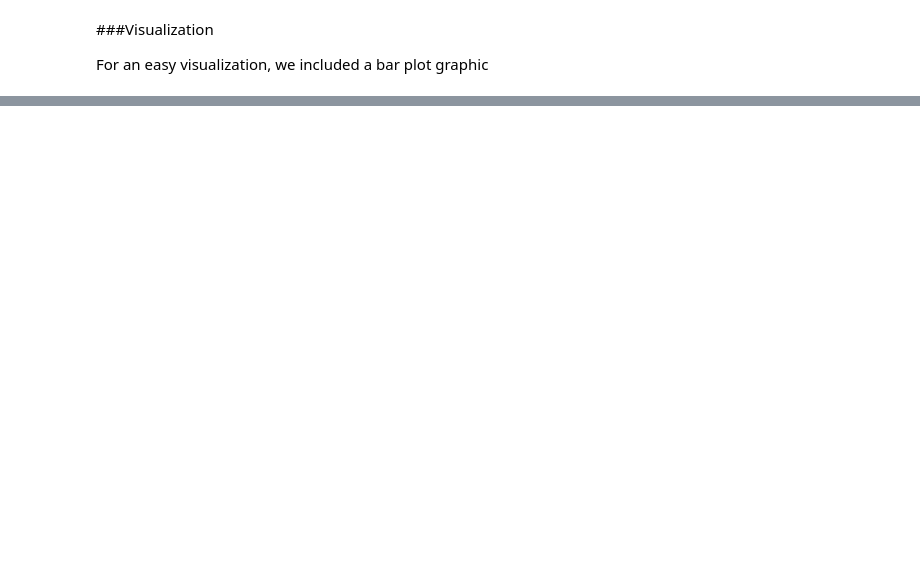
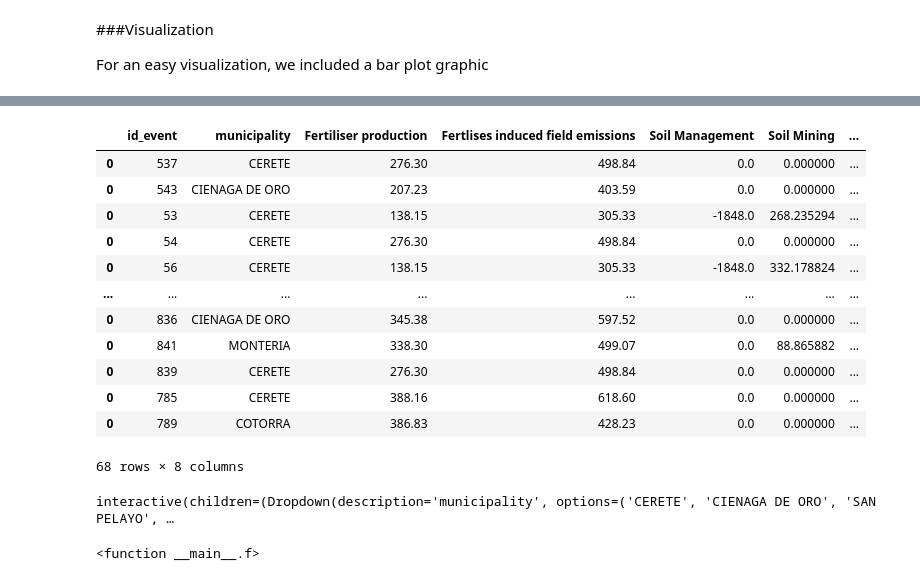
Before and after one commit to CIAT-DAPA/ghg_emissions, a Jupyter notebook: ghg_emissions_example.ipynb, the cells around one changed output, grey strips where cells are left out. Drawn from its saved outputs; the diff is of its cells as text; code cells hidden in the pictures; blank space fills up the shorter version.

```diff
--- a/ghg_emissions_example.ipynb
+++ b/ghg_emissions_example.ipynb
@@ -112,0 +163,29 @@ interactive(children=(Dropdown(description='municipality', options=('cartagena',
+# %%
+ghg_data.emissions_summary
+# %% [output]
+|  | id_event | municipality | Fertiliser production | Fertlises induced field emissions | Soil Management | Soil Mining | ... |
+| 0 | 537 | CERETE | 276.30 | 498.84 | 0.0 | 0.000000 | ... |
+| 0 | 543 | CIENAGA DE ORO | 207.23 | 403.59 | 0.0 | 0.000000 | ... |
+| 0 | 53 | CERETE | 138.15 | 305.33 | -1848.0 | 268.235294 | ... |
+| 0 | 54 | CERETE | 276.30 | 498.84 | 0.0 | 0.000000 | ... |
+| 0 | 56 | CERETE | 138.15 | 305.33 | -1848.0 | 332.178824 | ... |
+| ... | ... | ... | ... | ... | ... | ... | ... |
+| 0 | 836 | CIENAGA DE ORO | 345.38 | 597.52 | 0.0 | 0.000000 | ... |
+| 0 | 841 | MONTERIA | 338.30 | 499.07 | 0.0 | 88.865882 | ... |
+| 0 | 839 | CERETE | 276.30 | 498.84 | 0.0 | 0.000000 | ... |
+| 0 | 785 | CERETE | 388.16 | 618.60 | 0.0 | 0.000000 | ... |
+| 0 | 789 | COTORRA | 386.83 | 428.23 | 0.0 | 0.000000 | ... |
+68 rows × 8 columns
+# %%
+from ipywidgets import interact, interactive, fixed, interact_manual
+import ipywidgets as widgets
+
+def f(municipality):
+    subset = datatest.loc[datatest['municipality'] == municipality]
+    plot_functions.bar_plot_emissions(subset, 'mean')
+
+datatest = ghg_data.emissions_summary.copy()
+interact(f, municipality=datatest.municipality.unique())
+# %% [output]
+interactive(children=(Dropdown(description='municipality', options=('CERETE', 'CIENAGA DE ORO', 'SAN PELAYO', …
+<function __main__.f>
```
Also changed, not shown: parts of 16 cells of this notebook.
